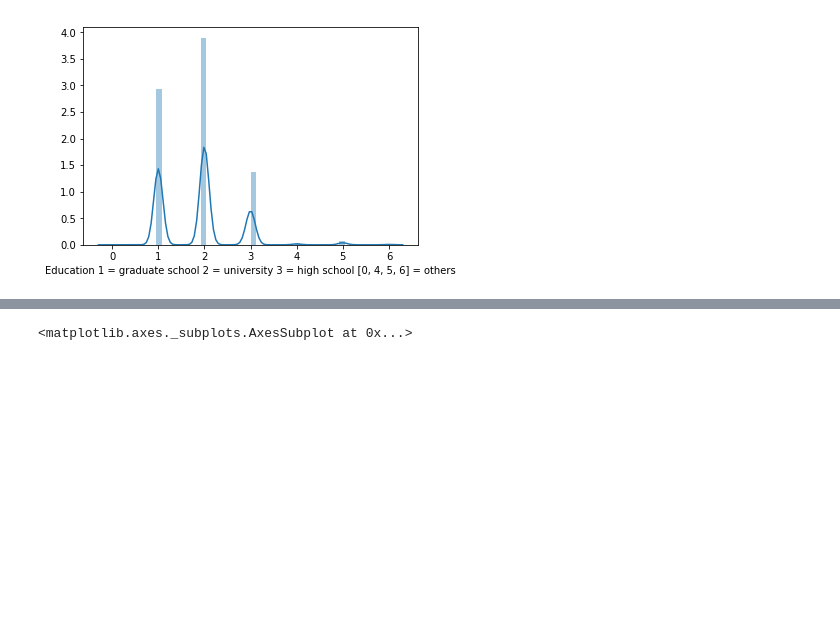
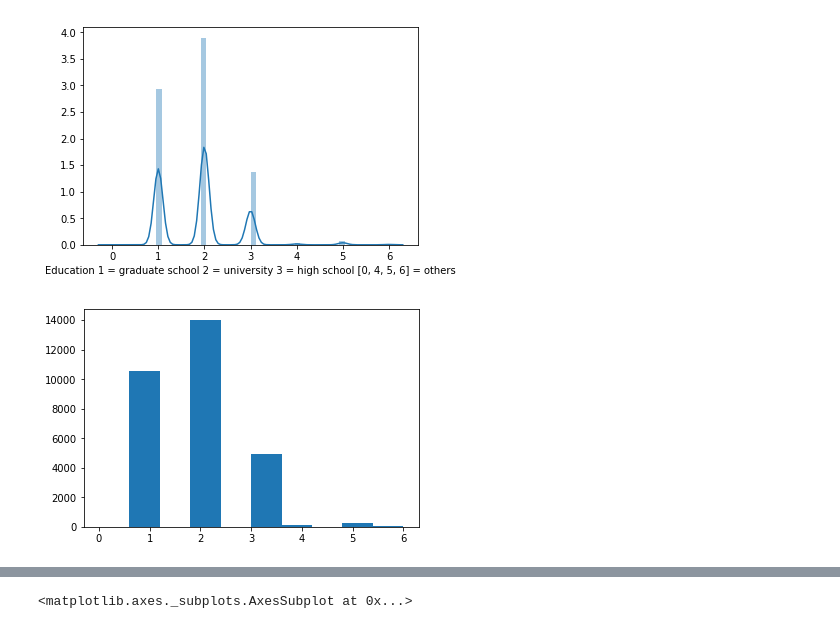
Before and after one commit to qbi11y/ai-big-data, a Jupyter notebook: Credit Analysis.ipynb, the cells around one changed output, grey strips where cells are left out. Saved outputs shown, nothing was run; the diff lists cells and outputs as text; code cells hidden in the pictures; blank space fills up the shorter version.

```diff
--- a/Credit Analysis.ipynb
+++ b/Credit Analysis.ipynb
@@ -107,3 +416,8 @@ sns.distplot(credit_data['EDUCATION'], axlabel="Education 1 = graduate school 2
 # %% [output]
 <matplotlib.axes._subplots.AxesSubplot at 0x...>
 [figure]
+# %%
+plt.hist(credit_data['EDUCATION'])
+plt.show()
+# %% [output]
+[figure, added]
```
Also changed, not shown: parts of 46 cells of this notebook.
